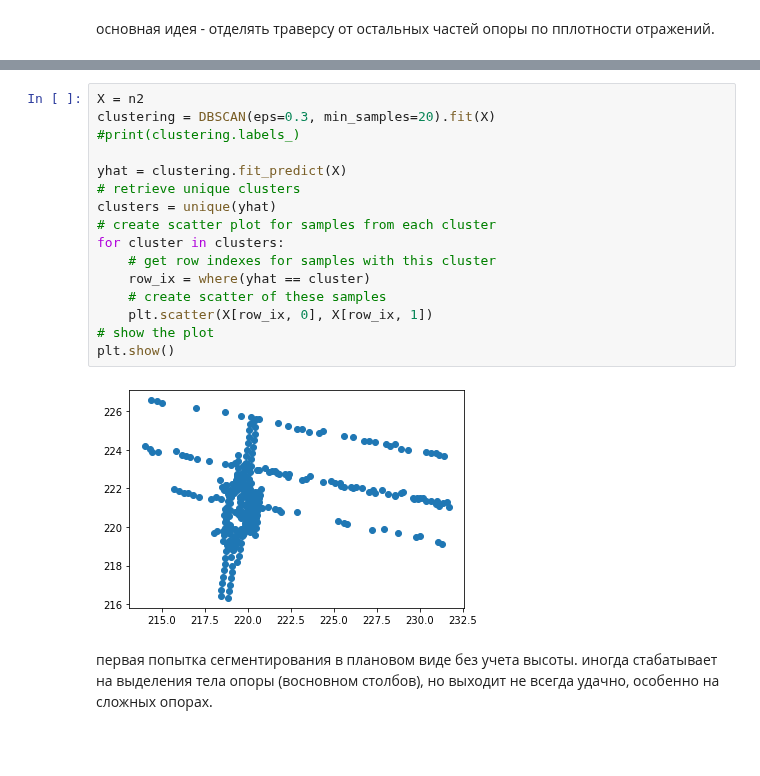
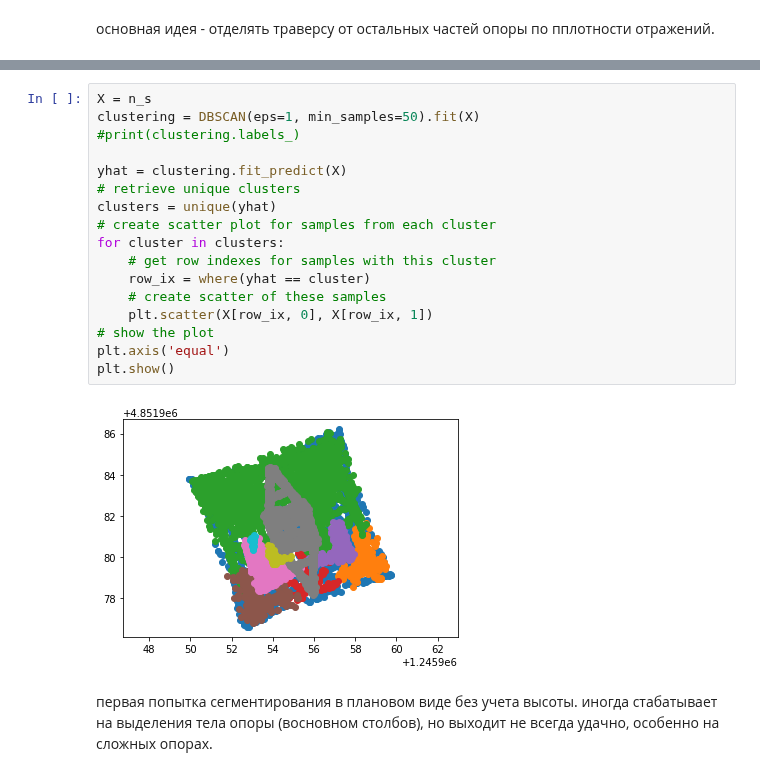
Before and after one commit to pigsel/some_tools, a Jupyter notebook: centrostruct/segmented_structure.ipynb, the cells around one changed output, grey strips where cells are left out. Saved outputs shown, nothing was run; the diff lists cells and outputs as text; blank space fills up the shorter version.

```diff
--- a/centrostruct/segmented_structure.ipynb
+++ b/centrostruct/segmented_structure.ipynb
@@ -61,21 +61,22 @@ array([[231.59, 221.27],
 # %%
-X = n2
-clustering = DBSCAN(eps=0.3, min_samples=20).fit(X)
+X = n_s
+clustering = DBSCAN(eps=1, min_samples=50).fit(X)
 #print(clustering.labels_)
 
 yhat = clustering.fit_predict(X)
 # retrieve unique clusters
 clusters = unique(yhat)
 # create scatter plot for samples from each cluster
 for cluster in clusters:
 	# get row indexes for samples with this cluster
 	row_ix = where(yhat == cluster)
 	# create scatter of these samples
 	plt.scatter(X[row_ix, 0], X[row_ix, 1])
 # show the plot
+plt.axis('equal')
 plt.show()
 # %% [output]
-[figure, old version]
+[figure, new version]
 # %% [markdown]
 первая попытка сегментирования в плановом виде без учета высоты.
 иногда стабатывает на выделения тела опоры (восновном столбов), но выходит не всегда удачно, особенно на сложных опорах.
```
Also changed, not shown: parts of 36 cells of this notebook.
